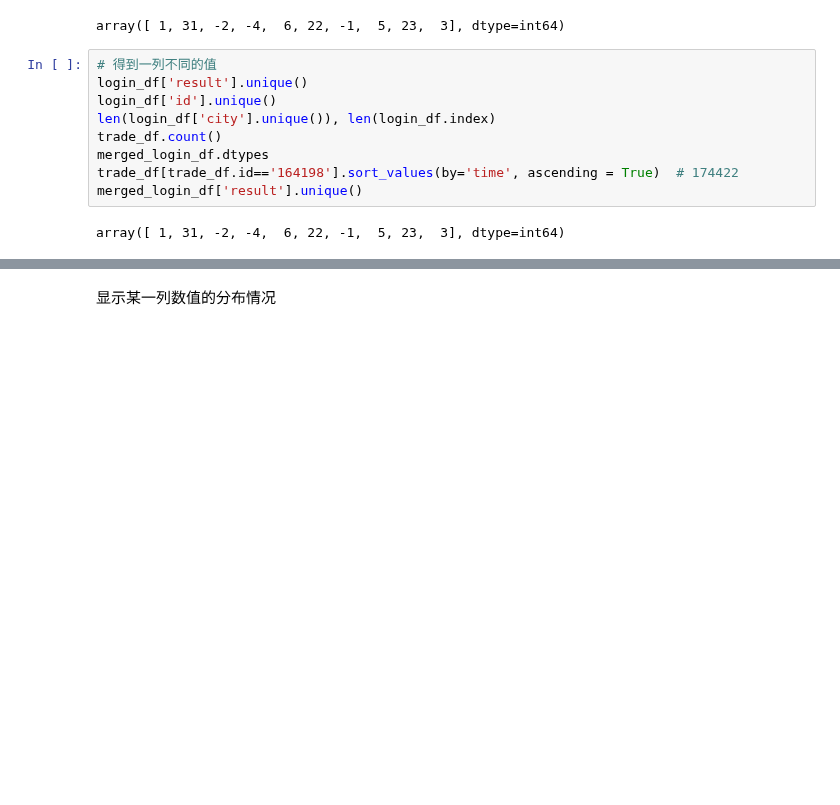
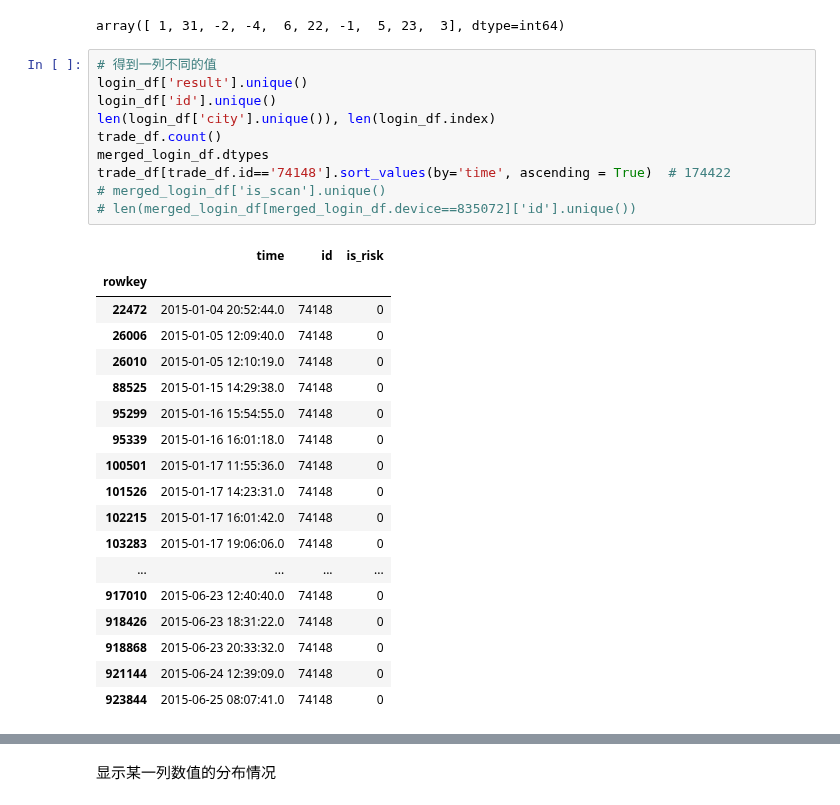
Before and after one commit to tusonggao/Kaggle_code, a Jupyter notebook: jd_contest/jd_contest.ipynb, the cells around one changed output, grey strips where cells are left out. Cells and saved outputs as stored; diff of their text form; blank space fills up the shorter version.

```diff
--- a/jd_contest/jd_contest.ipynb
+++ b/jd_contest/jd_contest.ipynb
@@ -25,13 +25,31 @@ array([ 1, 31, -2, -4,  6, 22, -1,  5, 23,  3], dtype=int64)
 # %%
 # 得到一列不同的值
 login_df['result'].unique()
 login_df['id'].unique()
 len(login_df['city'].unique()), len(login_df.index)
 trade_df.count()
 merged_login_df.dtypes
-trade_df[trade_df.id=='164198'].sort_values(by='time', ascending = True)  # 174422
-merged_login_df['result'].unique()
+trade_df[trade_df.id=='74148'].sort_values(by='time', ascending = True)  # 174422
+# merged_login_df['is_scan'].unique()
+# len(merged_login_df[merged_login_df.device==835072]['id'].unique())
 # %% [output]
-array([ 1, 31, -2, -4,  6, 22, -1,  5, 23,  3], dtype=int64)
+|  | time | id | is_risk |
+| rowkey |  |  |  |
+| 22472 | 2015-01-04 20:52:44.0 | 74148 | 0 |
+| 26006 | 2015-01-05 12:09:40.0 | 74148 | 0 |
+| 26010 | 2015-01-05 12:10:19.0 | 74148 | 0 |
+| 88525 | 2015-01-15 14:29:38.0 | 74148 | 0 |
+| 95299 | 2015-01-16 15:54:55.0 | 74148 | 0 |
+| 95339 | 2015-01-16 16:01:18.0 | 74148 | 0 |
+| 100501 | 2015-01-17 11:55:36.0 | 74148 | 0 |
+| 101526 | 2015-01-17 14:23:31.0 | 74148 | 0 |
+| 102215 | 2015-01-17 16:01:42.0 | 74148 | 0 |
+| 103283 | 2015-01-17 19:06:06.0 | 74148 | 0 |
+| ... | ... | ... | ... |
+| 917010 | 2015-06-23 12:40:40.0 | 74148 | 0 |
+| 918426 | 2015-06-23 18:31:22.0 | 74148 | 0 |
+| 918868 | 2015-06-23 20:33:32.0 | 74148 | 0 |
+| 921144 | 2015-06-24 12:39:09.0 | 74148 | 0 |
+| 923844 | 2015-06-25 08:07:41.0 | 74148 | 0 |
 # %%
 merged_login_df[merged_login_df.id=='18231'].sort_values(by='time', ascending = True)
```
Also changed, not shown: parts of 3 cells of this notebook, 2 other files.
